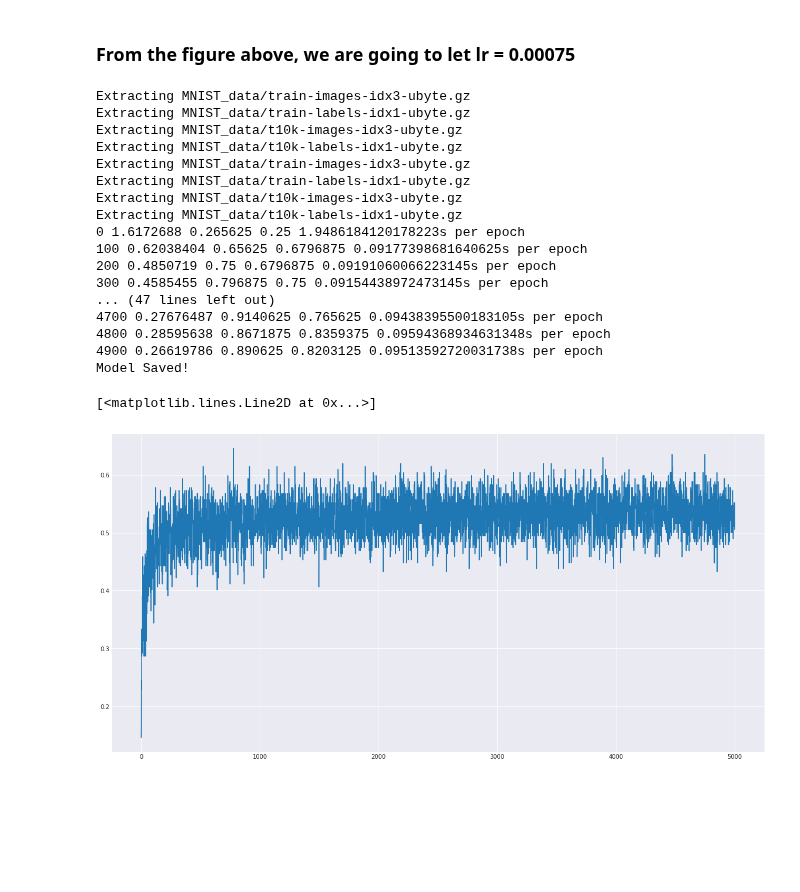
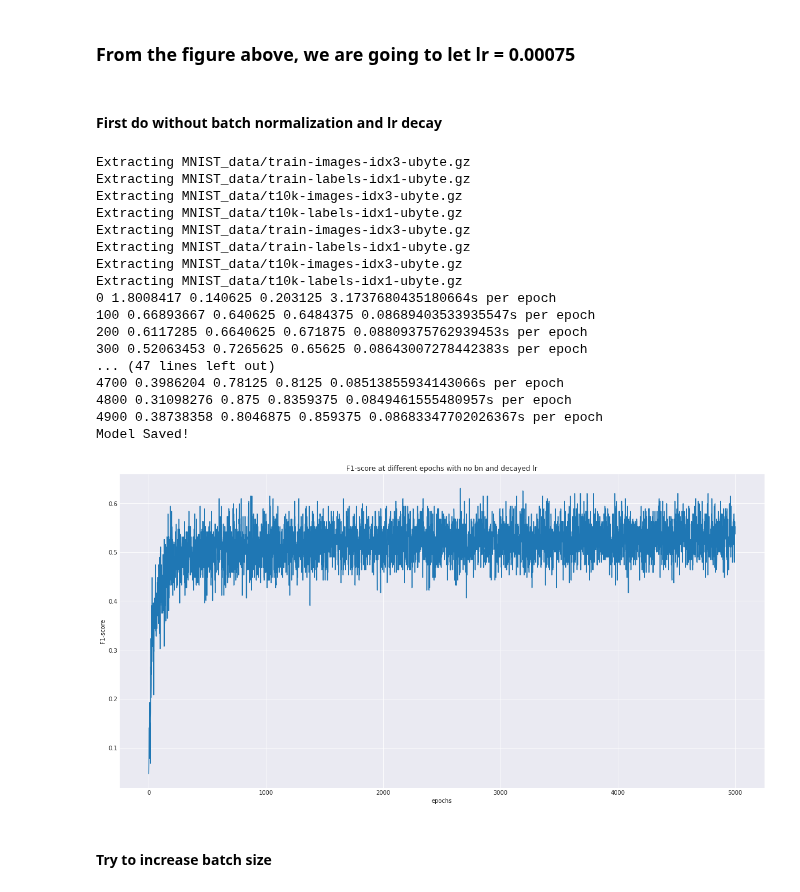
Before and after one commit to zhiaozhou/DL_Project_CapsNet, a Jupyter notebook: DL_Project_CapsNet.ipynb, the cells around one changed output. Cells and saved outputs as stored; diff of their text form; code cells hidden in the pictures; blank space fills up the shorter version.

```diff
--- a/DL_Project_CapsNet.ipynb
+++ b/DL_Project_CapsNet.ipynb
@@ -438,6 +452,8 @@ plt.figure(figsize=(30,10))
 plt.plot(lr_list,loss_list);
 # %% [markdown]
 ### From the figure above, we are going to let lr = 0.00075
+# %% [markdown]
+#### First do without batch normalization and lr decay
 # %%
 lr_find = False
 steps = 5000
@@ -458,7 +474,7 @@ else:
 
 F1_OS=[]
 
-net = CapsNet(is_multi_mnist=is_multi_mnist, steps=steps, lr_find=lr_find)
+net = CapsNet(is_multi_mnist=is_multi_mnist, steps=steps, lr_find=lr_find,norm=False,caps=16,lr_decay=False)
 
 init = tf.global_variables_initializer()
 
@@ -490,8 +506,8 @@ for X, Y in train_iter:
             1e-5, 1e-2, steps)[1]
 
     else:
-        LS, LS_REC, ACC, _, y_pred,y_test = sess.run(
-            [net.loss, net.loss_rec, net.accuracy, net.train,net.y_pred,net.y_test],
+        LS, LS_REC, ACC, _, y_pred,y_a,zza,y_test = sess.run(
+            [net.loss, net.loss_rec, net.accuracy, net.train,net.y_pred,net.y_a,net.zza,net.y_test],
             feed_dict={
                 net.x: X,
                 net.y: Y,
@@ -499,7 +515,6 @@ for X, Y in train_iter:
             })
 
         sum1=[]
-
         for i in range(y_test.shape[1]):
             sum1.append(f1_score(y_test[:,i],np.argmax(y_pred,1),average='micro'))
 
@@ -531,18 +546,23 @@ Extracting MNIST_data/train-images-idx3-ubyte.gz
 Extracting MNIST_data/train-labels-idx1-ubyte.gz
 Extracting MNIST_data/t10k-images-idx3-ubyte.gz
 Extracting MNIST_data/t10k-labels-idx1-ubyte.gz
-0 1.6172688 0.265625 0.25 1.9486184120178223s per epoch
-100 0.62038404 0.65625 0.6796875 0.09177398681640625s per epoch
-200 0.4850719 0.75 0.6796875 0.09191060066223145s per epoch
-300 0.4585455 0.796875 0.75 0.09154438972473145s per epoch
+0 1.8008417 0.140625 0.203125 3.1737680435180664s per epoch
+100 0.66893667 0.640625 0.6484375 0.08689403533935547s per epoch
+200 0.6117285 0.6640625 0.671875 0.08809375762939453s per epoch
+300 0.52063453 0.7265625 0.65625 0.08643007278442383s per epoch
 ... (47 lines left out)
-4700 0.27676487 0.9140625 0.765625 0.09438395500183105s per epoch
-4800 0.28595638 0.8671875 0.8359375 0.09594368934631348s per epoch
-4900 0.26619786 0.890625 0.8203125 0.09513592720031738s per epoch
+4700 0.3986204 0.78125 0.8125 0.08513855934143066s per epoch
+4800 0.31098276 0.875 0.8359375 0.0849461555480957s per epoch
+4900 0.38738358 0.8046875 0.859375 0.08683347702026367s per epoch
 Model Saved!
-# %%
-plt.figure(figsize=(20,10))
-plt.plot(range(5000),F1_OS)
-# %% [output]
-[<matplotlib.lines.Line2D at 0x...>]
-[figure, removed]
+# %%
+plt.figure(figsize=(20,10))
+plt.plot(range(5000),F1_OS,label='F1-score')
+plt.xlabel('epochs')
+plt.ylabel('F1-score')
+plt.title('F1-score at different epochs with no bn and decayed lr')
+plt.show()
+# %% [output]
+[figure, added]
+# %% [markdown]
+#### Try to increase batch size
```
Also changed, not shown: parts of 12 cells of this notebook, 12 other files.
